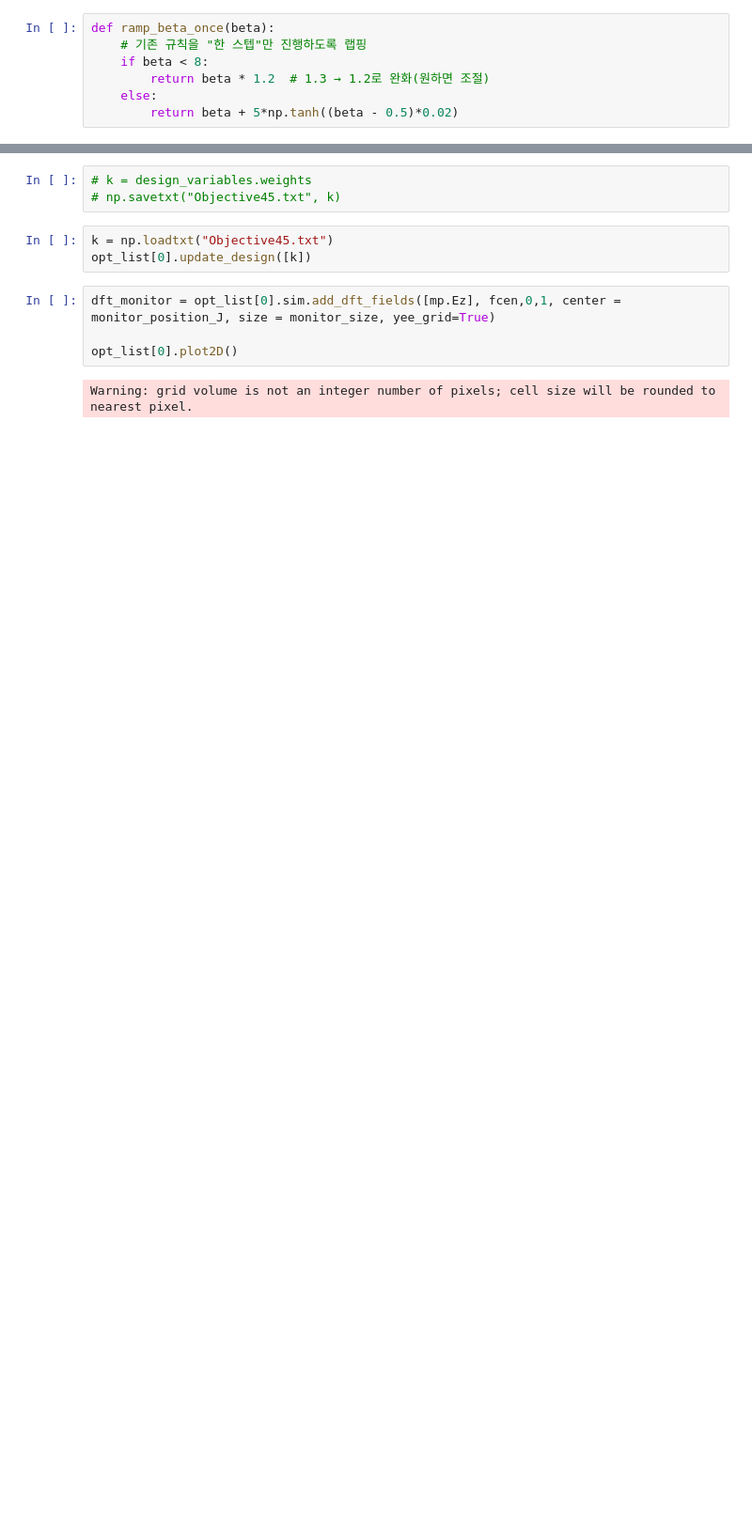
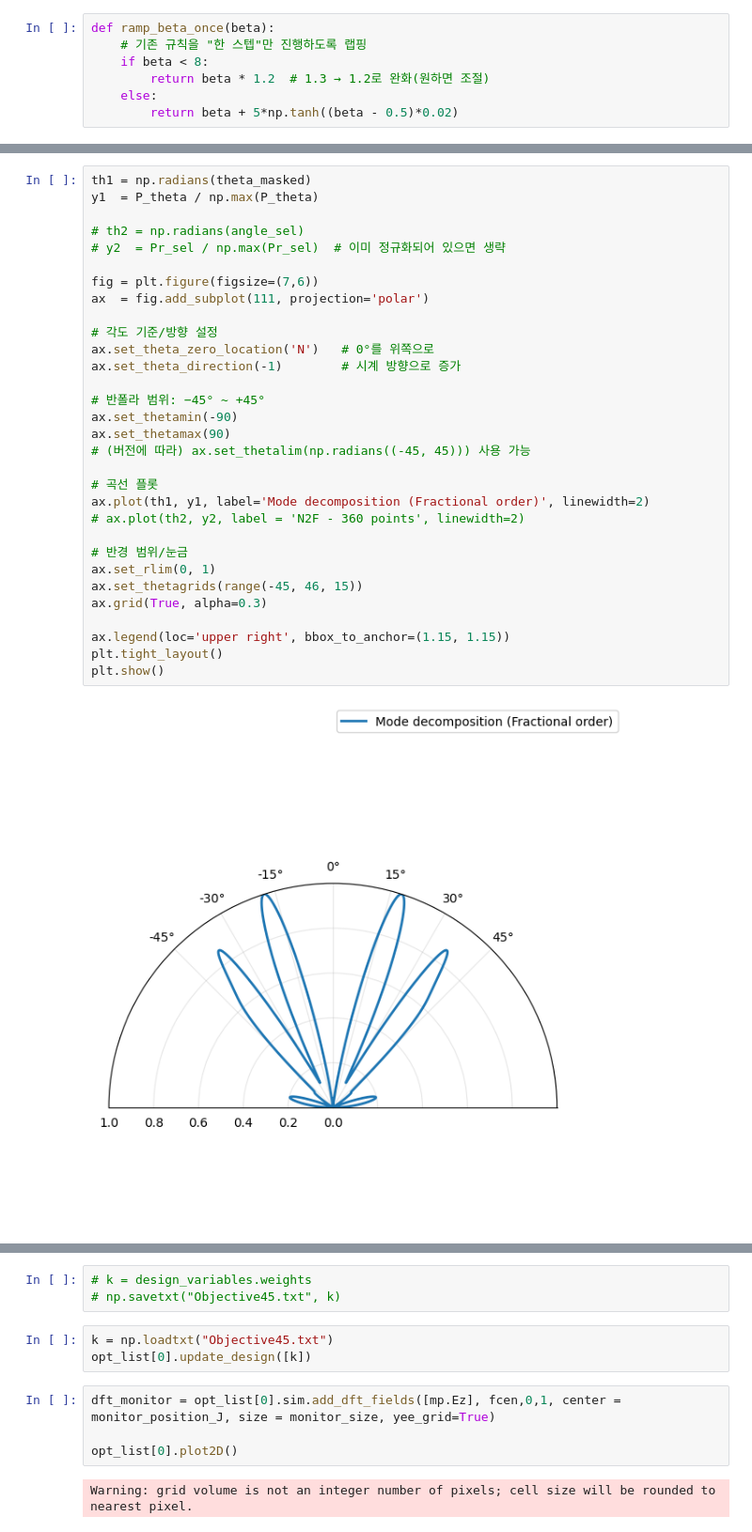
Before and after one commit to M2nion/EIDL, a Jupyter notebook: Tool/Meep/LGD/LGD setup/Mode decomposition/Kyungmin/2025/08/05/Singlelayer/Mode decomposition/FOM +-45/OLED_Modedecom_45.ipynb, the cells around one changed output, grey strips where cells are left out. Shown at 94% size. Drawn from its saved outputs; the diff is of its cells as text; blank space fills up the shorter version.

```diff
--- a/Tool/Meep/LGD/LGD setup/Mode decomposition/Kyungmin/2025/08/05/Singlelayer/Mode decomposition/FOM +-45/OLED_Modedecom_45.ipynb
+++ b/Tool/Meep/LGD/LGD setup/Mode decomposition/Kyungmin/2025/08/05/Singlelayer/Mode decomposition/FOM +-45/OLED_Modedecom_45.ipynb
@@ -637,0 +976,33 @@ KeyboardInterrupt:
+# %%
+th1 = np.radians(theta_masked)
+y1  = P_theta / np.max(P_theta)
+
+# th2 = np.radians(angle_sel)
+# y2  = Pr_sel / np.max(Pr_sel)  # 이미 정규화되어 있으면 생략
+
+fig = plt.figure(figsize=(7,6))
+ax  = fig.add_subplot(111, projection='polar')
+
+# 각도 기준/방향 설정
+ax.set_theta_zero_location('N')   # 0°를 위쪽으로
+ax.set_theta_direction(-1)        # 시계 방향으로 증가
+
+# 반폴라 범위: −45° ~ +45°
+ax.set_thetamin(-90)
+ax.set_thetamax(90)
+# (버전에 따라) ax.set_thetalim(np.radians((-45, 45))) 사용 가능
+
+# 곡선 플롯
+ax.plot(th1, y1, label='Mode decomposition (Fractional order)', linewidth=2)
+# ax.plot(th2, y2, label = 'N2F - 360 points', linewidth=2)
+
+# 반경 범위/눈금
+ax.set_rlim(0, 1)
+ax.set_thetagrids(range(-45, 46, 15))
+ax.grid(True, alpha=0.3)
+
+ax.legend(loc='upper right', bbox_to_anchor=(1.15, 1.15))
+plt.tight_layout()
+plt.show()
+# %% [output]
+[figure, added]
```
Also changed, not shown: parts of 20 cells of this notebook, 4 other files.
